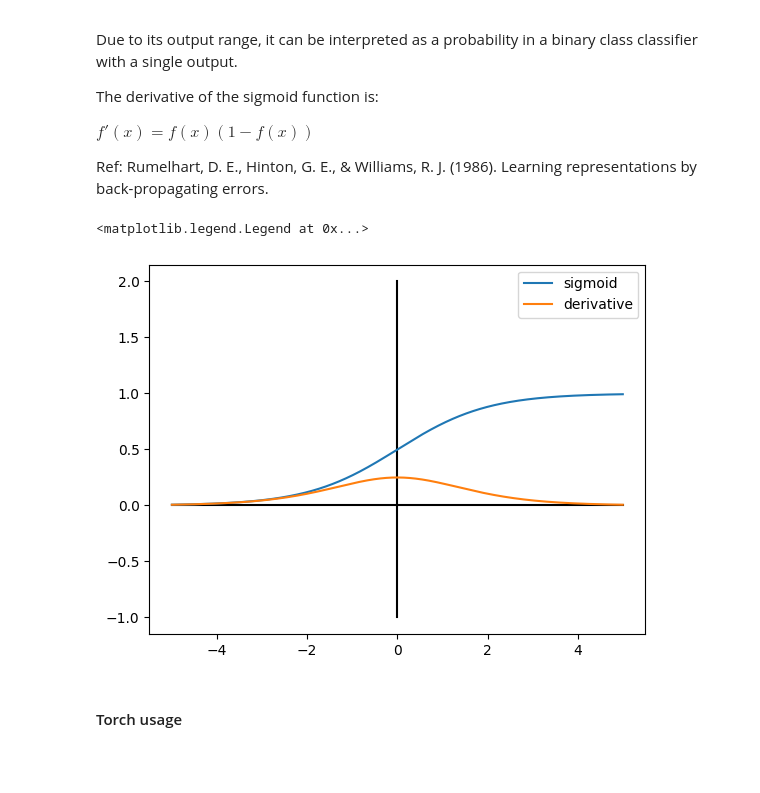
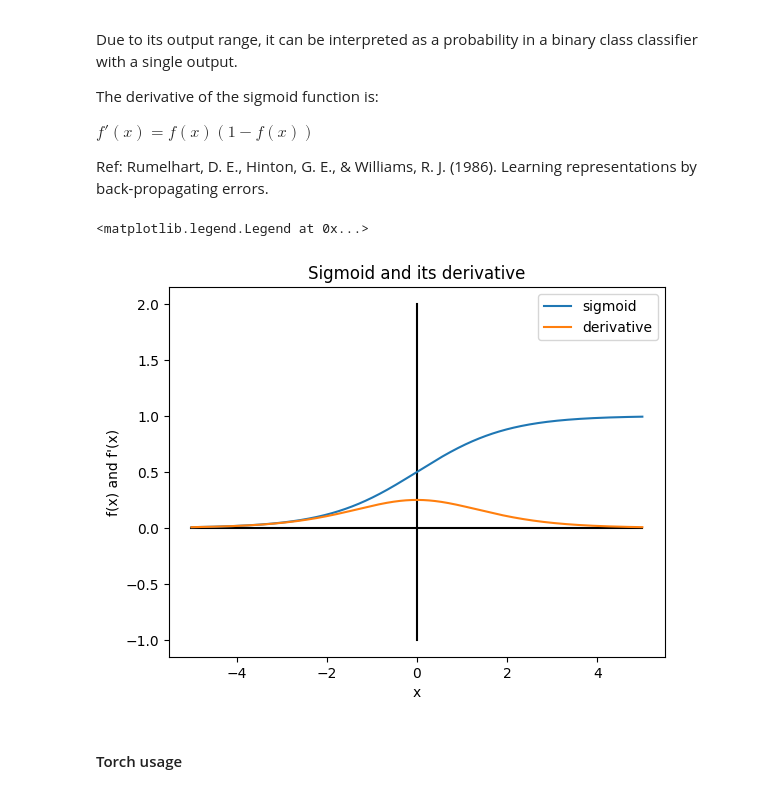
Before and after one commit to Nau3D/Deep-Learning-Course-PyTorch, a Jupyter notebook: concepts/01-Artificial_neuron_and_activation_functions.ipynb, the cells around one changed output. Cells and saved outputs as stored; diff of their text form; code cells hidden in the pictures; blank space fills up the shorter version.

```diff
--- a/concepts/01-Artificial_neuron_and_activation_functions.ipynb
+++ b/concepts/01-Artificial_neuron_and_activation_functions.ipynb
@@ -56,17 +56,19 @@ import numpy as np
 # %%
 xx = np.linspace(-5, 5, 1000)
 
-y = [1/(1+math.exp(-x)) for x in xx]
+y = [1/(1+np.exp(-x)) for x in xx]
 dy = [k*(1-k) for k in y ]
 
 plt.plot((-5,5),(0,0), color='black')
 plt.plot((0,0),(-1,2), color='black')
 plt.plot(xx,y, label='sigmoid')
 plt.plot(xx,dy, label = 'derivative')
+plt.title("Sigmoid and its derivative")
+plt.xlabel("x"), plt.ylabel("f(x) and f'(x)")
 plt.legend()
 # %% [output]
 <matplotlib.legend.Legend at 0x...>
-[figure, old version]
+[figure, new version]
 # %% [markdown]
 #### Torch usage
 # %%
```
Also changed, not shown: parts of 8 cells of this notebook, 3 other files.
